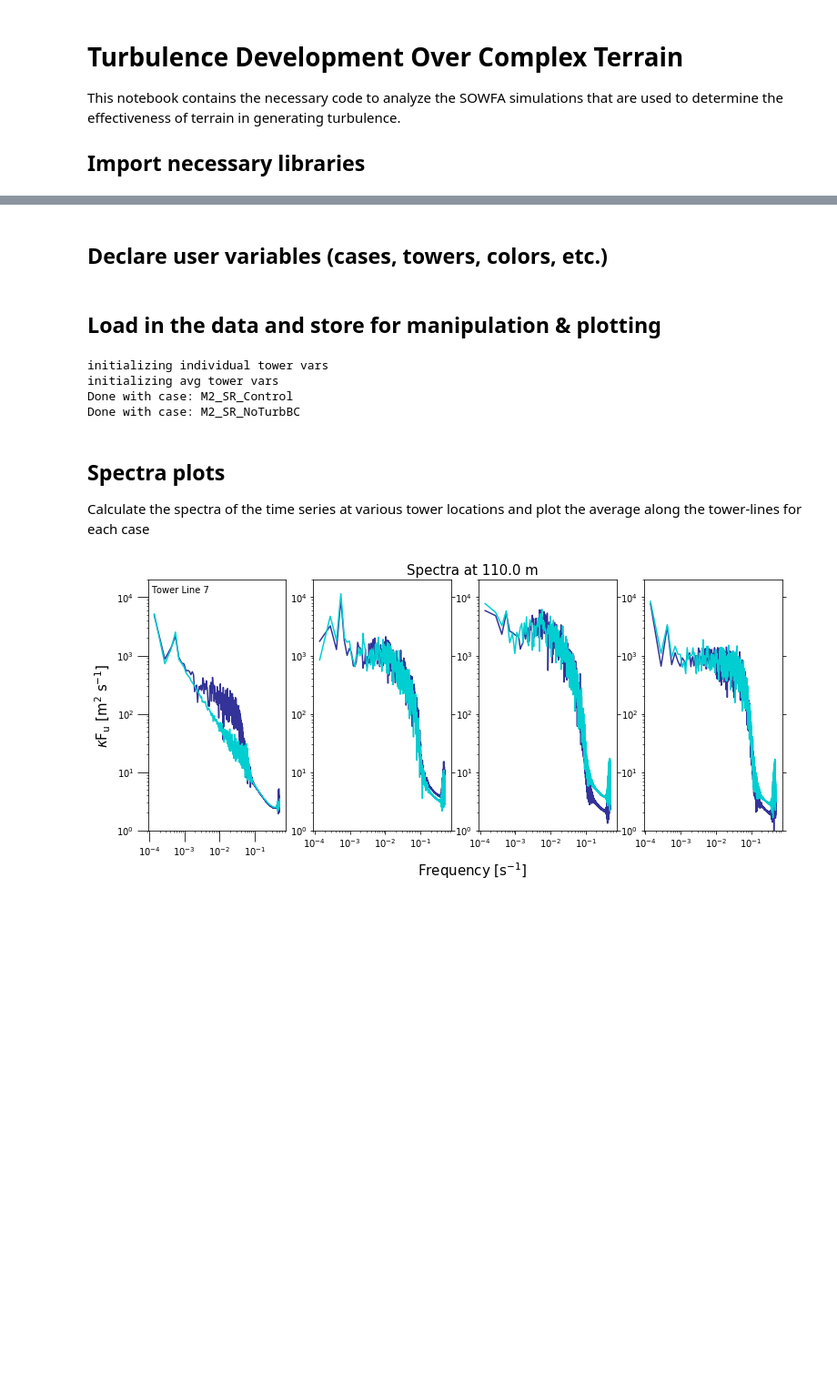
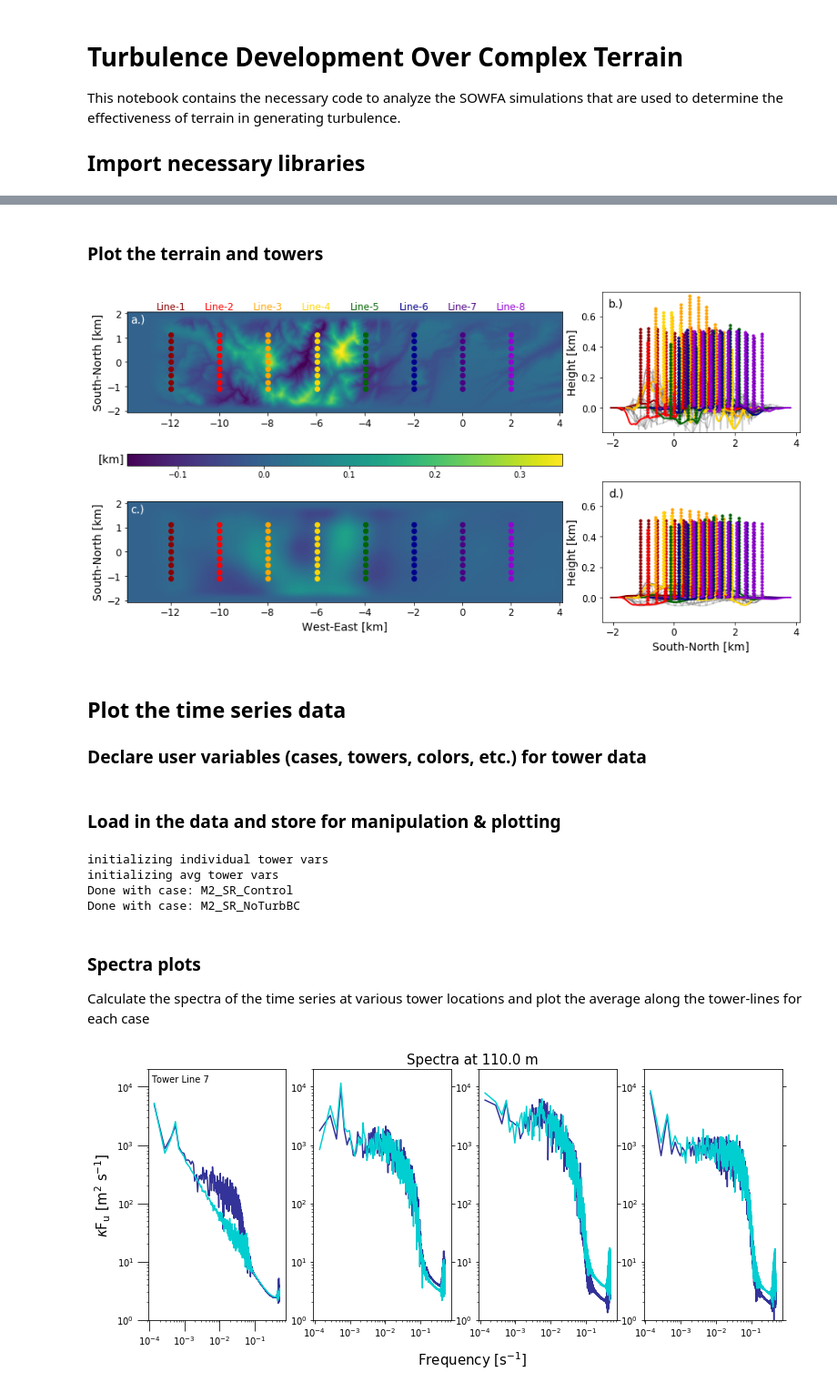
Before and after one commit to hawbecker/publications, a Jupyter notebook: ComplexTerrainNotebook.ipynb, the cells around one changed output, grey strips where cells are left out. Shown: that part at 91% size. Drawn from its saved outputs; the diff is of its cells as text; code cells hidden in the pictures; blank space fills up the shorter version.

Commit message:
Added plots for the terrain and towers

```diff
--- a/ComplexTerrainNotebook.ipynb
+++ b/ComplexTerrainNotebook.ipynb
@@ -15,5 +79,73 @@ import pandas as pd
+# %% [markdown]
+### Plot the terrain and towers
+# %%
+fig = plt.figure(figsize=(12,7))
+fig.subplots_adjust(hspace=0.35,top=0.95,left=0.01,right=0.99,wspace=0.5)
+for cc in range(0,ncases):
+    horz = plt.subplot2grid((ncases,6),(cc,0),aspect='equal',colspan=4)
+    horz.tick_params(labelsize=12)
+    cont = horz.pcolormesh(xx[cc,:,:]/1000.0,yy[cc,:,:]/1000.0,zz[cc,:,:]/1000.0,norm=Normalize(-.160,.350))
+    for ii in range(0,nlines):
+        loix = linestartx[ii]
+        horz.scatter(np.ones((ppl))*loix/1000.0,pyz[:,0]/1000.0,c=twc[ii])
+        if cc == 0: horz.text(loix/1000.0,2.05,'Line-%d' % (ii+1),size=12,color=twc[ii],va='bottom',ha='center')
+    horz.set_ylabel('South-North [km]',size=14)
+    if cc == ncases-1: horz.set_xlabel('West-East [km]',size=14)
+    if cc == 0: horz.text(-13.65,1.99,'a.)',color='w',ha='left',va='top',fontsize=14)
+    if cc == 1: horz.text(-13.65,1.99,'c.)',color='w',ha='left',va='top',fontsize=14)
+
+    vert = plt.subplot2grid((ncases,6),(cc,4),colspan=2)#,aspect='equal')
+    vert.tick_params(labelsize=12)
+    slope = 0.25
+    for jj in range(0,ny,11):
+        sBordS = yy[cc,0,jj]/1000.0 ; sBordE = yy[cc,-1,jj]/1000.0 + (nlines-1)*slope
+        sBord = np.linspace(sBordS,sBordE,nx)
+        vert.plot(sBord,zz[cc,:,jj]/1000.0,c='k',alpha=0.2,zorder=1)
+    gridX = np.arange(0,nx,30)
+    for ii in gridX:
+        vert.plot(yy[cc,ii,:]/1000.0+((float(ii)/(gridX[-1]-1))*(nlines-1)*slope),zz[cc,ii,:]/1000.0,\
+                  c='k',alpha=0.2,zorder=1)
+    vert.plot(yy[cc,-1,:]/1000.0+((nlines-1)*slope),zz[cc,-1,:]/1000.0,c='k',alpha=0.2,zorder=1)
+    #vert.plot(SoBord,zz[:,0]/1000.0,c='k')
+    created = False
+    for ii in range(0,nlines):
+        if lineaxis[ii] == 'v':
+            pxz = np.zeros((ppl,np.shape(probeZ)[0]))
+            pyz = np.zeros((ppl,np.shape(probeZ)[0]))
+            pzy = np.zeros((ppl,np.shape(probeZ)[0]))
+            loix = linestartx[ii]
+            for pp in range(0,ppl):
+                loiy = linestartc[ii] + (pp - (ppl-1)/2)*probespace
+                dist = ((xx[cc,:,:]-loix)**2 + (yy[cc,:,:]-loiy)**2)**0.5
+                px,py = np.where(dist==np.min(dist))
+                # - - - - - - - - - - - - - - - - - - - - - - - - - -
+                # How should the values be determined?
+                # z-values will be from the real mesh...
+                pyz[pp,:] = yy[cc,px,py][0] # from the closest grid values?
+                pxz[pp,:] = xx[cc,px,py][0] # from the closest grid values?
+    #            pyz[pp,:] = loiy      # or from the generated values?
+                # - - - - - - - - - - - - - - - - - - - - - - - - - -
+                pzy[pp,:] = zz[cc,px,py][0]+probeZ
+
+        vert.plot(yy[cc,px[0],:]/1000.0+(ii*slope),zz[cc,px[0],:]/1000.0,lw=2,zorder=2,c=twc[ii])
+        vert.scatter(pyz/1000.0+(ii*slope),pzy/1000.0,s=10,zorder=3,c=twc[ii])
+    vert.set_ylabel('Height [km]',size=14)
+    vert.set_ylim(-0.16,0.76)
+    if cc == 0: vert.text(-2.15,0.72,'b.)',color='k',ha='left',va='top',fontsize=14)
+    if cc == 1: vert.text(-2.15,0.72,'d.)',color='k',ha='left',va='top',fontsize=14)
+vert.set_xlabel('South-North [km]',size=14)
+
+#cax = fig.add_axes([0.92, 0.594, 0.02, 0.338])
+cax = fig.add_axes([0.01, 0.516, 0.635, 0.03])
+cax.text(-0.066,0.5,'[km]',ha='left',va='center',size=14)
+plt.colorbar(cont,cax,orientation='horizontal')
+
+plt.show()
+# %% [output]
+[figure, added]
 # %% [markdown]
-## Declare user variables (cases, towers, colors, etc.)
+## Plot the time series data
+### Declare user variables (cases, towers, colors, etc.) for tower data
 # %%
 varns   = ['u','v','w','T']
 cases   = ['M2_SR_Control','M2_SR_NoTurbBC']#,'M2_diff2_TurbBC','M2_diff2_NoTurbBC']
@@ -34,7 +166,7 @@ lvl     = 5
 twrs    = [1,3,5,7]
 ntwrs   = np.shape(twrs)[0]
 # %% [markdown]
-## Load in the data and store for manipulation & plotting
+### Load in the data and store for manipulation & plotting
 # %%
 initIndividualTowerVars = True
 initAvgTowerVars        = True
@@ -99,7 +231,7 @@ initializing avg tower vars
 Done with case: M2_SR_Control
 Done with case: M2_SR_NoTurbBC
 # %% [markdown]
-## Spectra plots
+### Spectra plots
 Calculate the spectra of the time series at various tower locations and plot the average along the tower-lines for each case
 # %%
 var = 'u'
```
Also changed, not shown: parts of 8 cells of this notebook.
